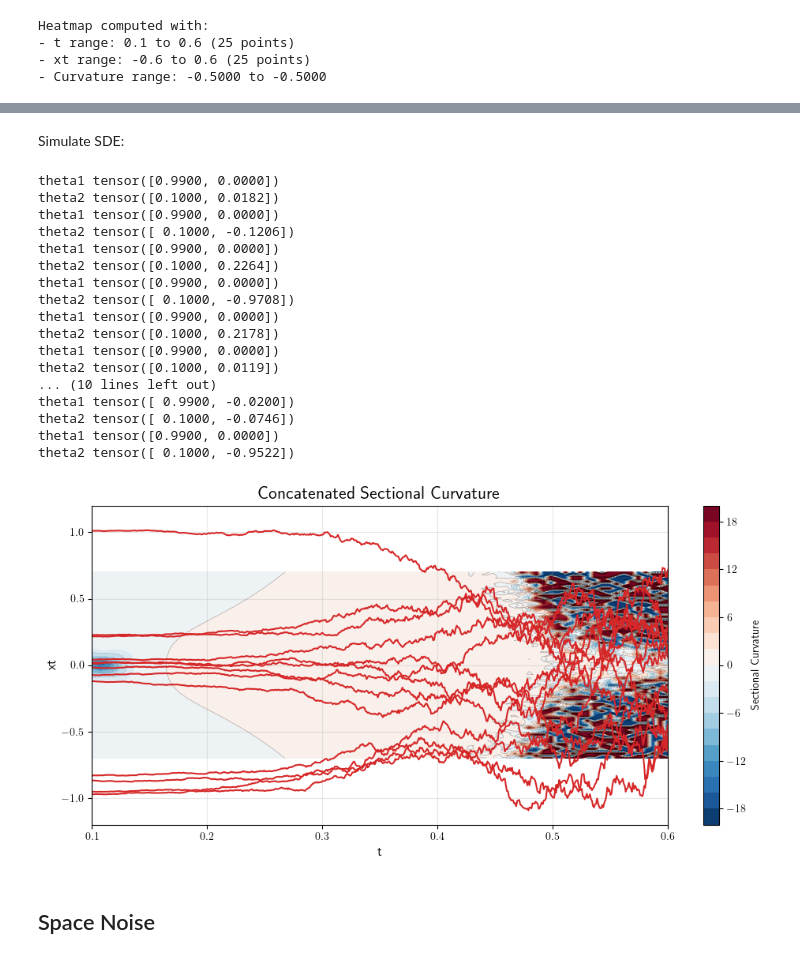
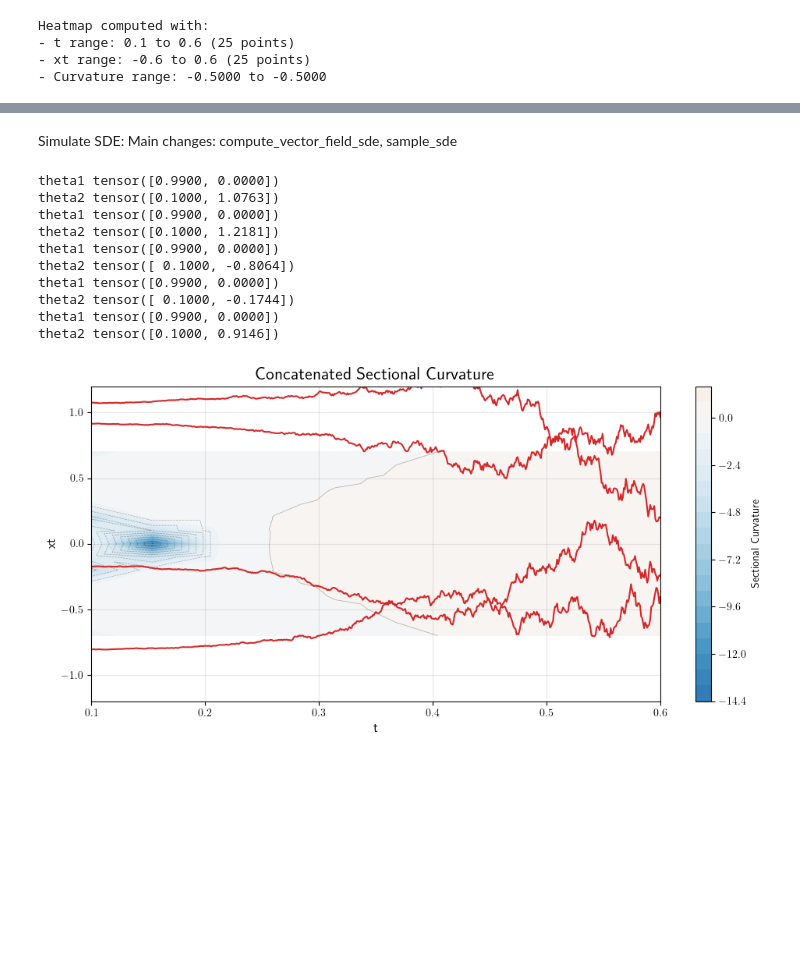
Before and after one commit to MariaEstebanCasadevall/Spacetime-, a Jupyter notebook: toy_experiments/Maria's_experiments/1D Gaussian experiments.ipynb, the cells around one changed output, grey strips where cells are left out. Drawn from its saved outputs; the diff is of its cells as text; code cells hidden in the pictures; blank space fills up the shorter version.

```diff
--- a/toy_experiments/Maria's_experiments/1D Gaussian experiments.ipynb
+++ b/toy_experiments/Maria's_experiments/1D Gaussian experiments.ipynb
@@ -1103,12 +708,6 @@ def tau(t, kappa=0.2, d=1.0):
     )
     return tau_t
 
-def alpha_sigma(t):
-    lambda_t = log_SNR(t)
-    alpha_t = torch.sigmoid(lambda_t).sqrt()
-    sigma_t = torch.sigmoid(-lambda_t).sqrt()
-    return alpha_t, sigma_t
-
 
 def alpha_sigma(t, T=1.0, kappa=0.1, d=1.0):
     """
@@ -1125,6 +724,11 @@ def alpha_sigma(t, T=1.0, kappa=0.1, d=1.0):
 
     return alpha_t, sigma_t
 
+'''
+----------------
+Hyperparameters
+----------------
+'''
 
 original_means = torch.tensor([0], dtype=torch.float32) #0,0,0   #-1,1,0
 original_variance = torch.tensor(0.8, dtype=torch.float32) #0.4
@@ -1216,24 +822,9 @@ Choose noise schedule
 ---------------------
 '''
 
-LAMBDA_MIN, LAMBDA_MAX = -10, 10
-
-
-def alpha_sigma(t, T=1.0):
-    """
-    Forward process parameters for a Variance-Preserving (VP) SDE
-    with a *linear-in-noise-variance* schedule..
-    """
-    sigma2_t = t / T
-    sigma_t = torch.sqrt(sigma2_t)
-    alpha_t = torch.sqrt(1.0 - sigma2_t)
-
-    return alpha_t, sigma_t
-
-
 def alpha_sigma(t, s=0.008):
     """
-    Cosine noise schedule from 'Improved Denoising Diffusion Probabilistic Models' (Nichol & Dhariwal, 2021).
+    Cosine noise schedule from 'Improved Denoising Diffusion Probabilistic Models'.
 
     Args:
         t: torch.Tensor with values in [0, 1]
@@ -1263,17 +854,13 @@ Hyperparameters
 ---------------
 '''
 
-#original_means = torch.tensor([-2.5, -2.25,  -2, -1.75, -1.5, -1.25, -1, -0.5,0, 0.5, 1, 1.25, 1.5, 1.75, 2, 2.25, 2.5], dtype=torch.float32) #0,0,0   #-1,1,0
-#original_variance = torch.tensor(0.0002, dtype=torch.float32) #0.4
-#weights = torch.tensor([1/17, 1/17, 1/17,1/17,1/17,1/17,1/17,1/17,1/17,1/17,1/17,1/17,1/17,1/17,1/17,1/17,1/17], dtype=torch.float32)  #1,0,0 #1,1,0
-
 original_means = torch.tensor([-1,0,1], dtype=torch.float32) #0,0,0   #-1,1,0
 original_variance = torch.tensor(0.01, dtype=torch.float32) #0.4
 weights = torch.tensor([1/3,1/3,1/3], dtype=torch.float32)
 
 
-t_range = np.linspace(0.1, 0.85,90)
-xt_range = np.linspace(-0.7, 0.7, 90)
+t_range = np.linspace(0.1, 0.85,15)
+xt_range = np.linspace(-0.7, 0.7, 15)
 T, XT = np.meshgrid(t_range, xt_range)
 
 curvature_values = np.zeros_like(T)
@@ -1376,5 +936,5 @@ plt.show()
 # %% [markdown]
-Simulate SDE:
+Simulate SDE: Main changes: compute_vector_field_sde, sample_sde
 # %%
 '''
 ---------------------
@@ -1442,62 +1002,50 @@ def sample_sde(x, n_steps, t_start=1, t_end=0.9):
 
 
 #Choose source nodes
-x0=torch.tensor([[0.], [0.], [0.], [0.],[0.],[0.],[0.], [0.],[0.5], [0.], [0.1], [-0.02], [0.]])
+x0=torch.tensor([[0.], [0.], [0.], [0.], [0.]])
 
 fig, ax = plt.subplots(figsize=(10, 5))
-
 x_flat = T.flatten()
 y_flat = XT.flatten()
 z_flat = curvature_values.flatten()
 
 # Contour plot
-contour = plt.contourf(T, XT, curvature_values, levels=20, cmap='RdBu_r')
-# Flatten the grid arrays
-
+contour = plt.contourf(T, XT, curvature_values, levels=20,vmin=-20, vmax=20, cmap='RdBu_r')
 ax.tricontour(x_flat, y_flat, z_flat, levels=10, colors='black', alpha=0.3, linewidths=0.5)
 fig.colorbar(contour, ax=ax, label='Sectional Curvature')
 
 
 for i, x in enumerate(x0):
     pf_ode_sample = sample_sde(x, 1000, t_start=0.99, t_end=t_min)
     pf_ode_theta = torch.from_numpy(np.concatenate(pf_ode_sample, axis=1))
     theta1 = pf_ode_theta[0]
     theta2 = pf_ode_theta[-1]
     print('theta1', theta1)
     print('theta2', theta2)
     ax.set_ylim(-1.5,1.5)
     ax.set_xlim(0,0.6)
     ax.plot(pf_ode_theta[:, 0], pf_ode_theta[:, 1], color='C3')
 
 
 ax.set_title('Concatenated Sectional Curvature', fontsize=16, fontweight='bold')
 ax.set_xlim(0.1, 0.6)
 ax.set_ylim(-1.2,1.2)
 ax.set_xlabel('t', fontsize=12)
 ax.set_ylabel('xt', fontsize=12)
 ax.grid(True, alpha=0.3)
 #ax.legend()
 
 plt.tight_layout()
 plt.show()
 # %% [output]
 theta1 tensor([0.9900, 0.0000])
-theta2 tensor([0.1000, 0.0182])
+theta2 tensor([0.1000, 1.0763])
 theta1 tensor([0.9900, 0.0000])
-theta2 tensor([ 0.1000, -0.1206])
+theta2 tensor([0.1000, 1.2181])
 theta1 tensor([0.9900, 0.0000])
-theta2 tensor([0.1000, 0.2264])
+theta2 tensor([ 0.1000, -0.8064])
 theta1 tensor([0.9900, 0.0000])
-theta2 tensor([ 0.1000, -0.9708])
+theta2 tensor([ 0.1000, -0.1744])
 theta1 tensor([0.9900, 0.0000])
-theta2 tensor([0.1000, 0.2178])
-theta1 tensor([0.9900, 0.0000])
-theta2 tensor([0.1000, 0.0119])
-... (10 lines left out)
-theta1 tensor([ 0.9900, -0.0200])
-theta2 tensor([ 0.1000, -0.0746])
-theta1 tensor([0.9900, 0.0000])
-theta2 tensor([ 0.1000, -0.9522])
+theta2 tensor([0.1000, 0.9146])
-[figure, old version]
+[figure, new version]
-# %% [markdown]
-## Space Noise
```
Also changed, not shown: parts of 27 cells of this notebook, 2 other files.
